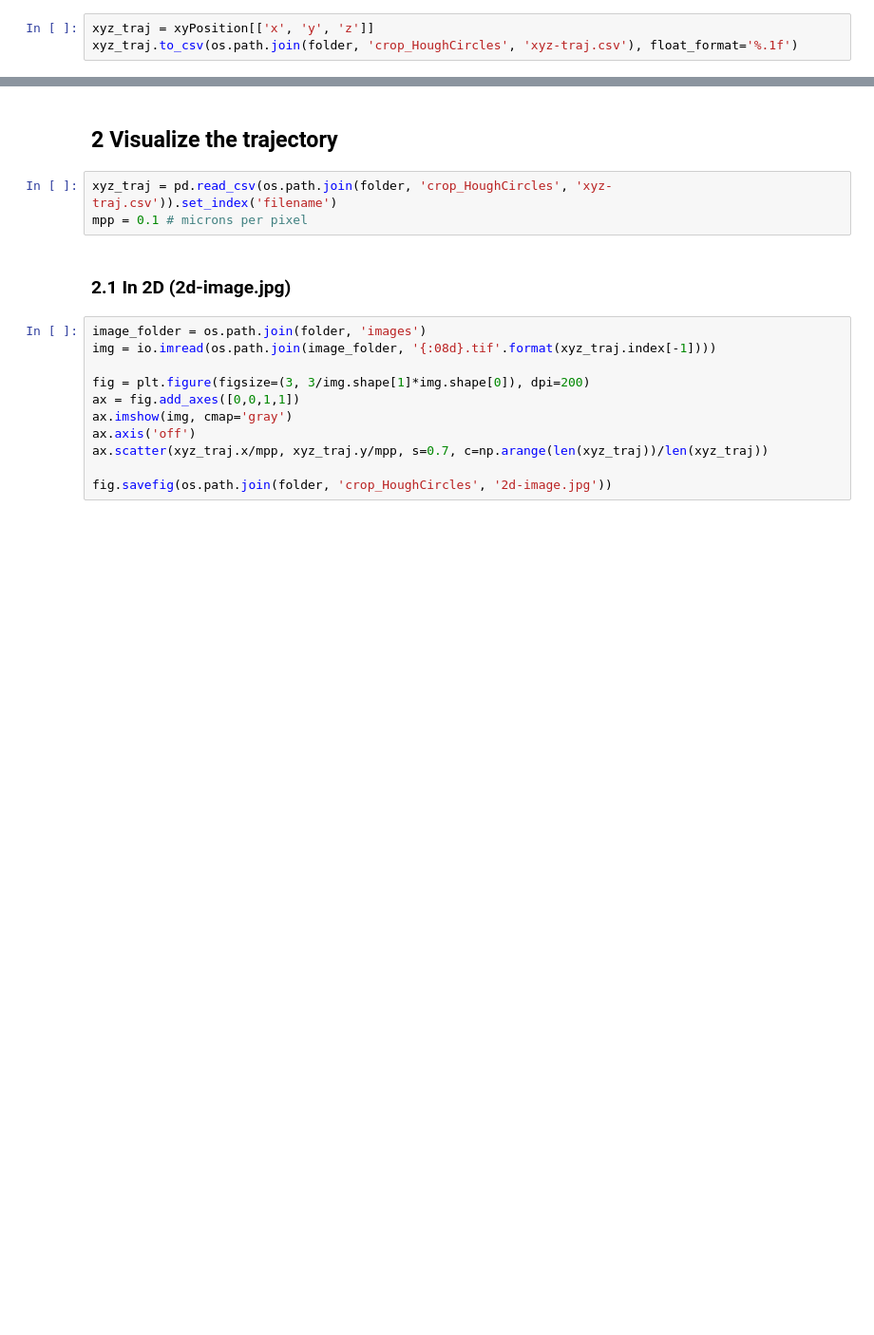
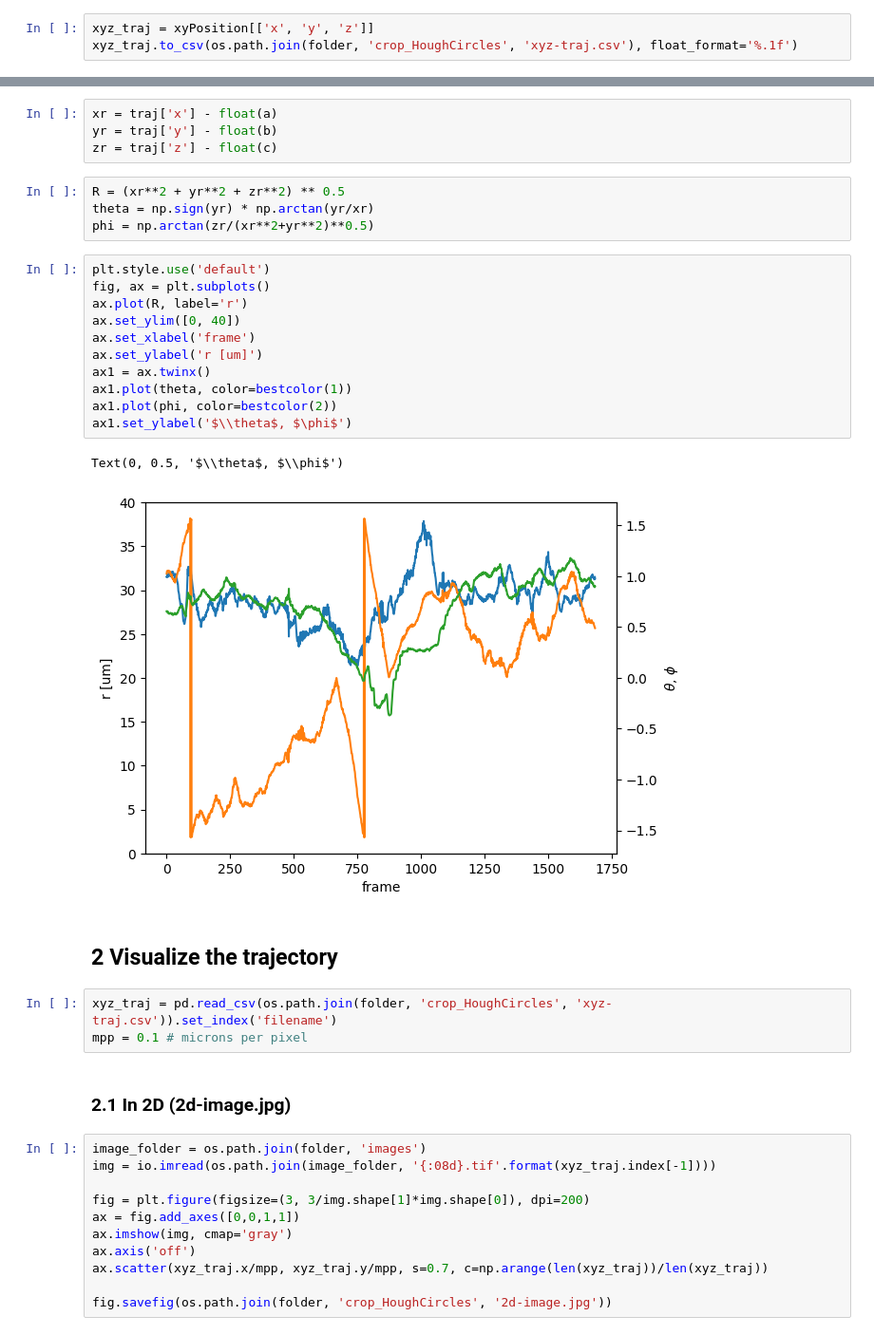
Before and after one commit to ZLoverty/DE, a Jupyter notebook: Code/Trajectory-analysis/3D trajectory.ipynb, the cells around one changed output, grey strips where cells are left out. Shown: that part at 95% size. Cells and saved outputs as stored; diff of their text form; blank space fills up the shorter version.

```diff
--- a/Code/Trajectory-analysis/3D trajectory.ipynb
+++ b/Code/Trajectory-analysis/3D trajectory.ipynb
@@ -65,3 +74,25 @@ xyz_traj.to_csv(os.path.join(folder, 'crop_HoughCircles', 'xyz-traj.csv'), float
+# %%
+xr = traj['x'] - float(a)
+yr = traj['y'] - float(b)
+zr = traj['z'] - float(c)
+# %%
+R = (xr**2 + yr**2 + zr**2) ** 0.5
+theta = np.sign(yr) * np.arctan(yr/xr)
+phi = np.arctan(zr/(xr**2+yr**2)**0.5)
+# %%
+plt.style.use('default')
+fig, ax = plt.subplots()
+ax.plot(R, label='r')
+ax.set_ylim([0, 40])
+ax.set_xlabel('frame')
+ax.set_ylabel('r [um]')
+ax1 = ax.twinx()
+ax1.plot(theta, color=bestcolor(1))
+ax1.plot(phi, color=bestcolor(2))
+ax1.set_ylabel('$\\theta$, $\phi$')
+# %% [output]
+Text(0, 0.5, '$\\theta$, $\\phi$')
+[figure, added]
 # %% [markdown]
 ## 2 Visualize the trajectory
 # %%
```
Also changed, not shown: parts of 15 cells of this notebook, 2 other files.
